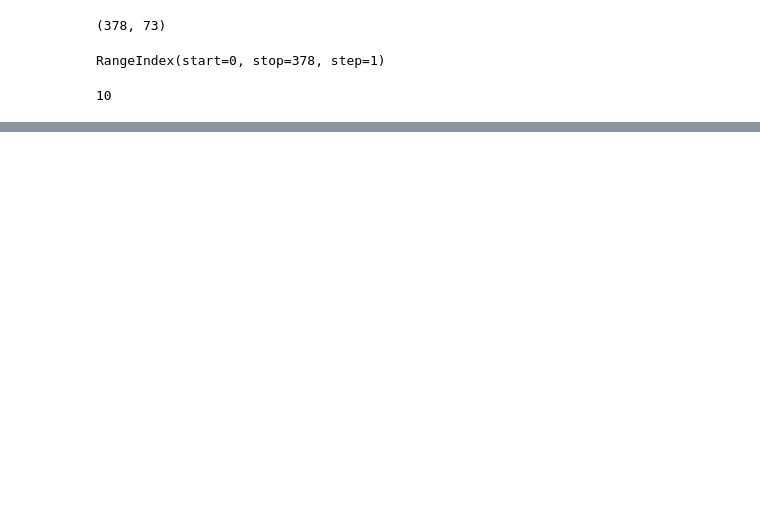
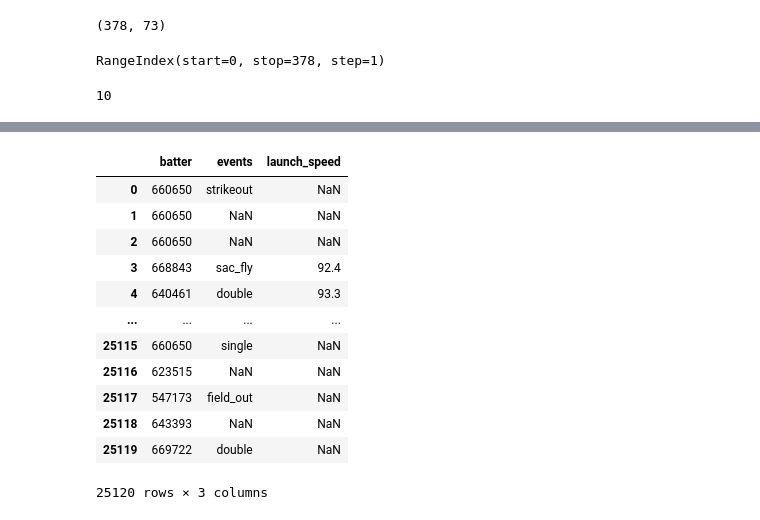
Before and after one commit to allenttchen/baseball-analytics, a Jupyter notebook: notebooks/eda.ipynb, the cells around one changed output, grey strips where cells are left out. Cells and saved outputs as stored; diff of their text form; code cells hidden in the pictures; blank space fills up the shorter version.

```diff
--- a/notebooks/eda.ipynb
+++ b/notebooks/eda.ipynb
@@ -619,0 +644,3 @@ features_and_events_0 = pd.read_csv("/Users/allenchen/projects/baseball-analytic
+# %%
+ex_df = pd.read_csv("example.csv", dtype={"batter": "int64", "events": "object", "launch_speed": "float64"})
+ex_df.info()
@@ -619,0 +658,16 @@ features_and_events_0 = pd.read_csv("/Users/allenchen/projects/baseball-analytic
+# %%
+ex_df
+# %% [output]
+|  | batter | events | launch_speed |
+| 0 | 660650 | strikeout | NaN |
+| 1 | 660650 | NaN | NaN |
+| 2 | 660650 | NaN | NaN |
+| 3 | 668843 | sac_fly | 92.4 |
+| 4 | 640461 | double | 93.3 |
+| ... | ... | ... | ... |
+| 25115 | 660650 | single | NaN |
+| 25116 | 623515 | NaN | NaN |
+| 25117 | 547173 | field_out | NaN |
+| 25118 | 643393 | NaN | NaN |
+| 25119 | 669722 | double | NaN |
+25120 rows × 3 columns
```
Also changed, not shown: parts of 18 cells of this notebook, 14 other files.
